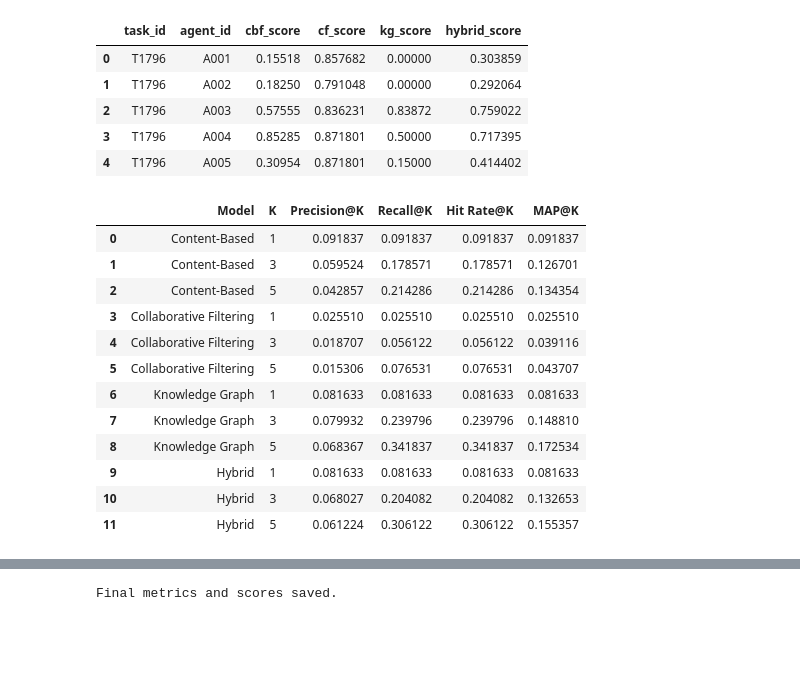
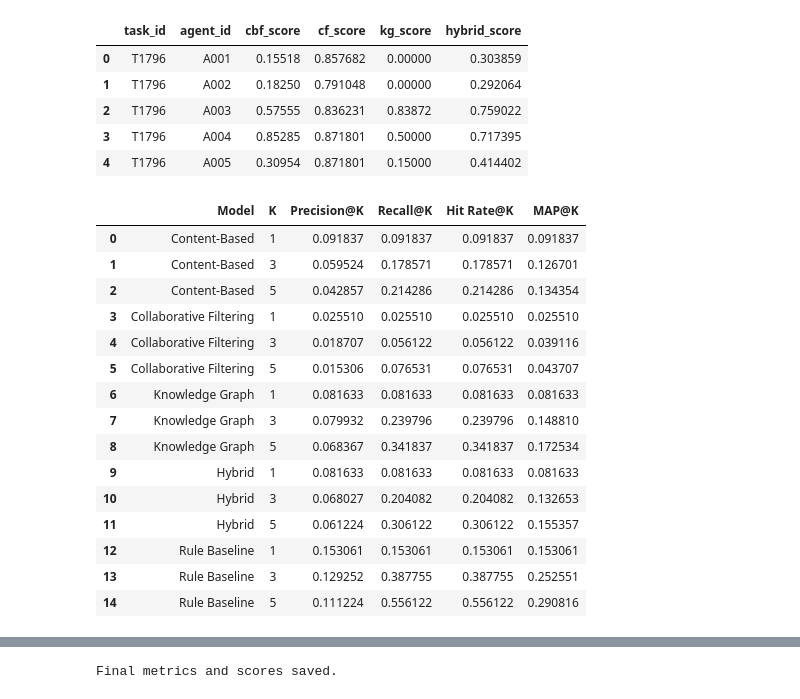
Before and after one commit to Sagooparneet/task-allocation-recommender, a Jupyter notebook: notebooks/06_model_evaluation.ipynb, the cells around one changed output, grey strips where cells are left out. Cells and saved outputs as stored; diff of their text form; code cells hidden in the pictures; blank space fills up the shorter version.

Commit message:
feat: add rule-based baseline evaluation

```diff
--- a/notebooks/06_model_evaluation.ipynb
+++ b/notebooks/06_model_evaluation.ipynb
@@ -956,84 +1274,76 @@ def evaluate_model_on_test(
     )
 # %%
 model_score_columns = {
-    "Content-Based":
-        "cbf_score",
-
-    "Collaborative Filtering":
-        "cf_score",
-
-    "Knowledge Graph":
-        "kg_score",
-
-    "Hybrid":
-        "hybrid_score"
+    "Content-Based": "cbf_score",
+    "Collaborative Filtering": "cf_score",
+    "Knowledge Graph": "kg_score",
+    "Hybrid": "hybrid_score"
 }
 
 
 final_test_results = []
 
 
-for model_name, score_column in (
-    model_score_columns.items()
-):
+# Evaluate the four recommender models
+for model_name, score_column in model_score_columns.items():
 
     for k in [1, 3, 5]:
 
-        metrics, _ = (
-            evaluate_model_on_test(
-                score_column,
-                k
-            )
+        metrics, _ = evaluate_model_on_test(
+            score_column,
+            k
         )
 
         final_test_results.append({
-            "Model":
-                model_name,
+            "Model": model_name,
+            "K": k,
+            "Precision@K": metrics["Precision@K"],
+            "Recall@K": metrics["Recall@K"],
+            "Hit Rate@K": metrics["Hit Rate@K"],
+            "MAP@K": metrics["MAP@K"]
+        })
 
-            "K":
-                k,
 
-            "Precision@K":
-                metrics[
-                    "Precision@K"
-                ],
+# Evaluate the rule-based baseline
+for k in [1, 3, 5]:
 
-            "Recall@K":
-                metrics[
-                    "Recall@K"
-                ],
+    metrics, _ = evaluate_rule_baseline(
+        test_df,
+        k
+    )
 
-            "Hit Rate@K":
-                metrics[
-                    "Hit Rate@K"
-                ],
-
-            "MAP@K":
-                metrics[
-                    "MAP@K"
-                ]
-        })
+    final_test_results.append({
+        "Model": "Rule Baseline",
+        "K": k,
+        "Precision@K": metrics["Precision@K"],
+        "Recall@K": metrics["Recall@K"],
+        "Hit Rate@K": metrics["Hit Rate@K"],
+        "MAP@K": metrics["MAP@K"]
+    })
 
 
 final_test_results_df = pd.DataFrame(
     final_test_results
 )
 
 final_test_results_df
 # %% [output]
 |  | Model | K | Precision@K | Recall@K | Hit Rate@K | MAP@K |
 | 0 | Content-Based | 1 | 0.091837 | 0.091837 | 0.091837 | 0.091837 |
 | 1 | Content-Based | 3 | 0.059524 | 0.178571 | 0.178571 | 0.126701 |
 | 2 | Content-Based | 5 | 0.042857 | 0.214286 | 0.214286 | 0.134354 |
 | 3 | Collaborative Filtering | 1 | 0.025510 | 0.025510 | 0.025510 | 0.025510 |
 | 4 | Collaborative Filtering | 3 | 0.018707 | 0.056122 | 0.056122 | 0.039116 |
 | 5 | Collaborative Filtering | 5 | 0.015306 | 0.076531 | 0.076531 | 0.043707 |
 | 6 | Knowledge Graph | 1 | 0.081633 | 0.081633 | 0.081633 | 0.081633 |
 | 7 | Knowledge Graph | 3 | 0.079932 | 0.239796 | 0.239796 | 0.148810 |
 | 8 | Knowledge Graph | 5 | 0.068367 | 0.341837 | 0.341837 | 0.172534 |
 | 9 | Hybrid | 1 | 0.081633 | 0.081633 | 0.081633 | 0.081633 |
 | 10 | Hybrid | 3 | 0.068027 | 0.204082 | 0.204082 | 0.132653 |
 | 11 | Hybrid | 5 | 0.061224 | 0.306122 | 0.306122 | 0.155357 |
+| 12 | Rule Baseline | 1 | 0.153061 | 0.153061 | 0.153061 | 0.153061 |
+| 13 | Rule Baseline | 3 | 0.129252 | 0.387755 | 0.387755 | 0.252551 |
+| 14 | Rule Baseline | 5 | 0.111224 | 0.556122 | 0.556122 | 0.290816 |
 # %%
 final_hit_rate_comparison = (
     final_test_results_df
```
Also changed, not shown: parts of 11 cells of this notebook, 4 other files.
